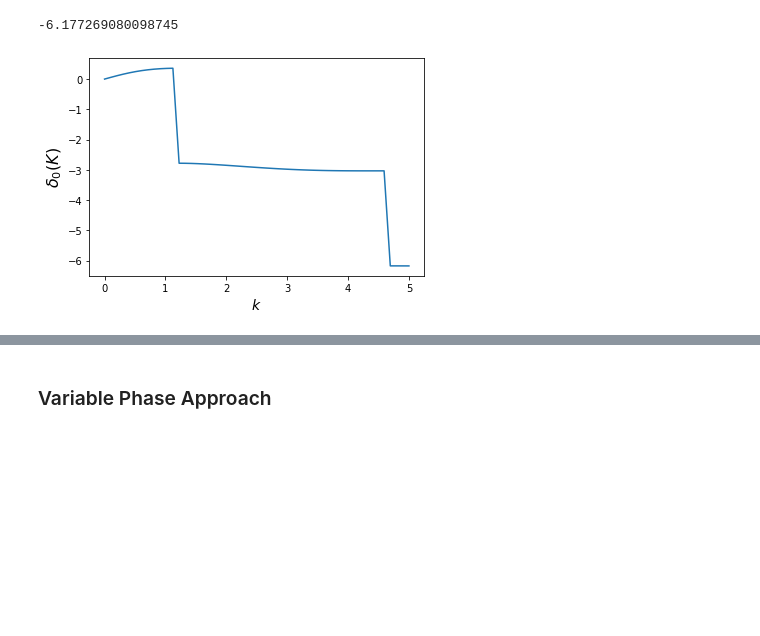
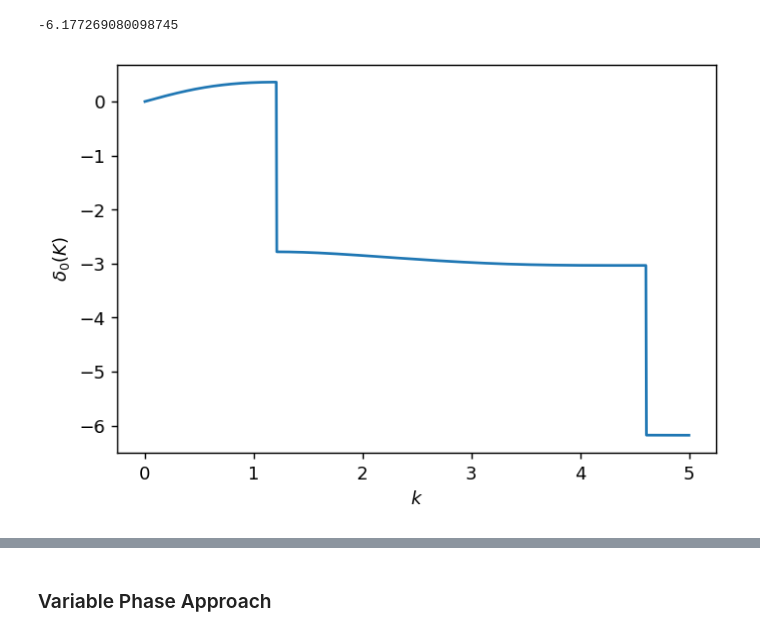
Before and after one commit to anabanami/scatterbrain, a Jupyter notebook: scatterbrain.ipynb, the cells around one changed output, grey strips where cells are left out. Saved outputs shown, nothing was run; the diff lists cells and outputs as text; code cells hidden in the pictures; blank space fills up the shorter version.

```diff
--- a/scatterbrain.ipynb
+++ b/scatterbrain.ipynb
@@ -6,5 +7,6 @@ import numpy as np
 import matplotlib.pyplot as plt
 # %%
+matplotlib.rcParams['figure.dpi'] = 130
 # divide by zero? no wukkas
 np.seterr(divide='ignore', invalid='ignore')
 mu = 1
@@ -43,11 +46,11 @@ phase_0(5, 0.5)
 -6.177269080098745
 # %%
 plt.plot(k, phase_0(k, 0.5))
-plt.ylabel(r'$\delta_{0}(K)$',size=16)
-plt.xlabel(r'$k$',size=14)
+plt.ylabel(r'$\delta_{0}(K)$')
+plt.xlabel(r'$k$')
 plt.show()
 #so step why (?)
 # %% [output]
-[figure, old version]
+[figure, new version]
 # %%
 # a phase shift "stepyness" FIX
```
Also changed, not shown: parts of 7 cells of this notebook.
